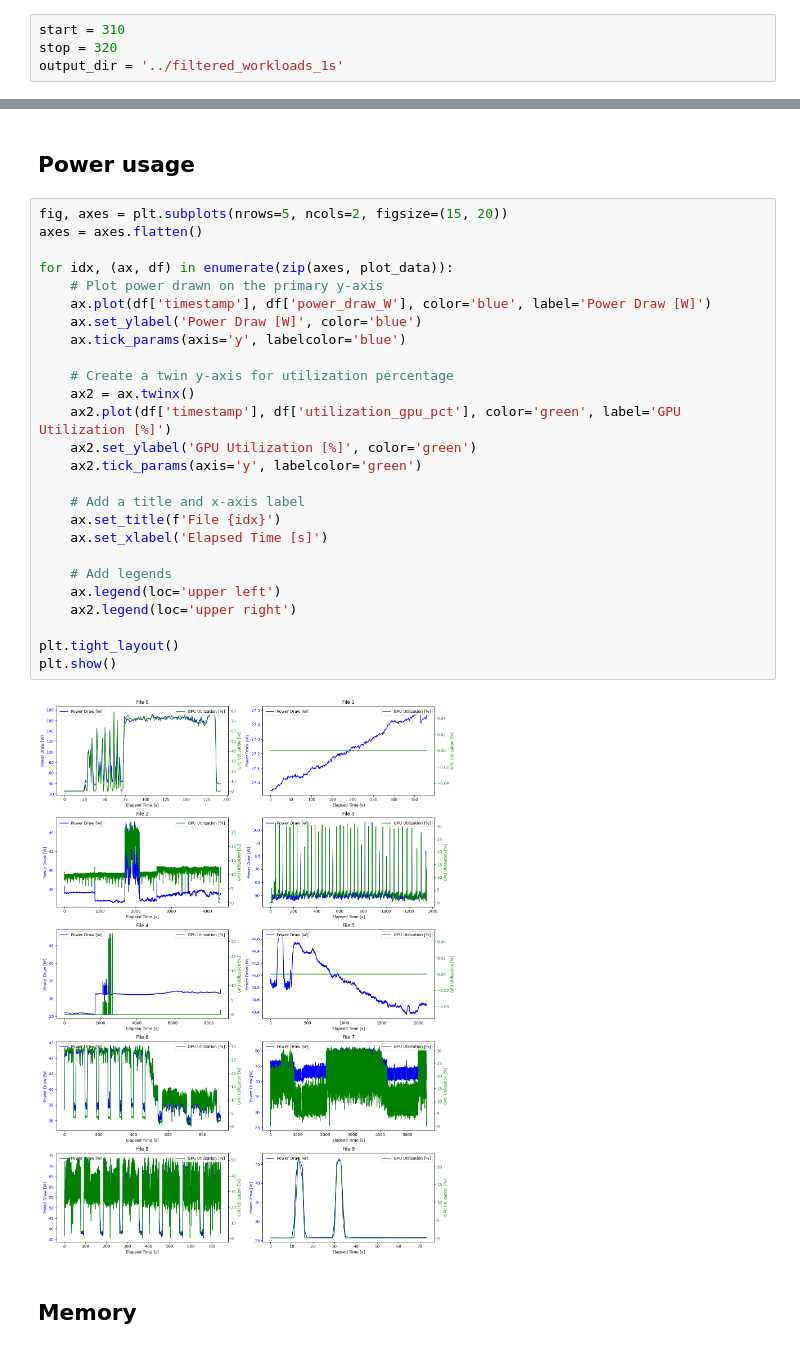
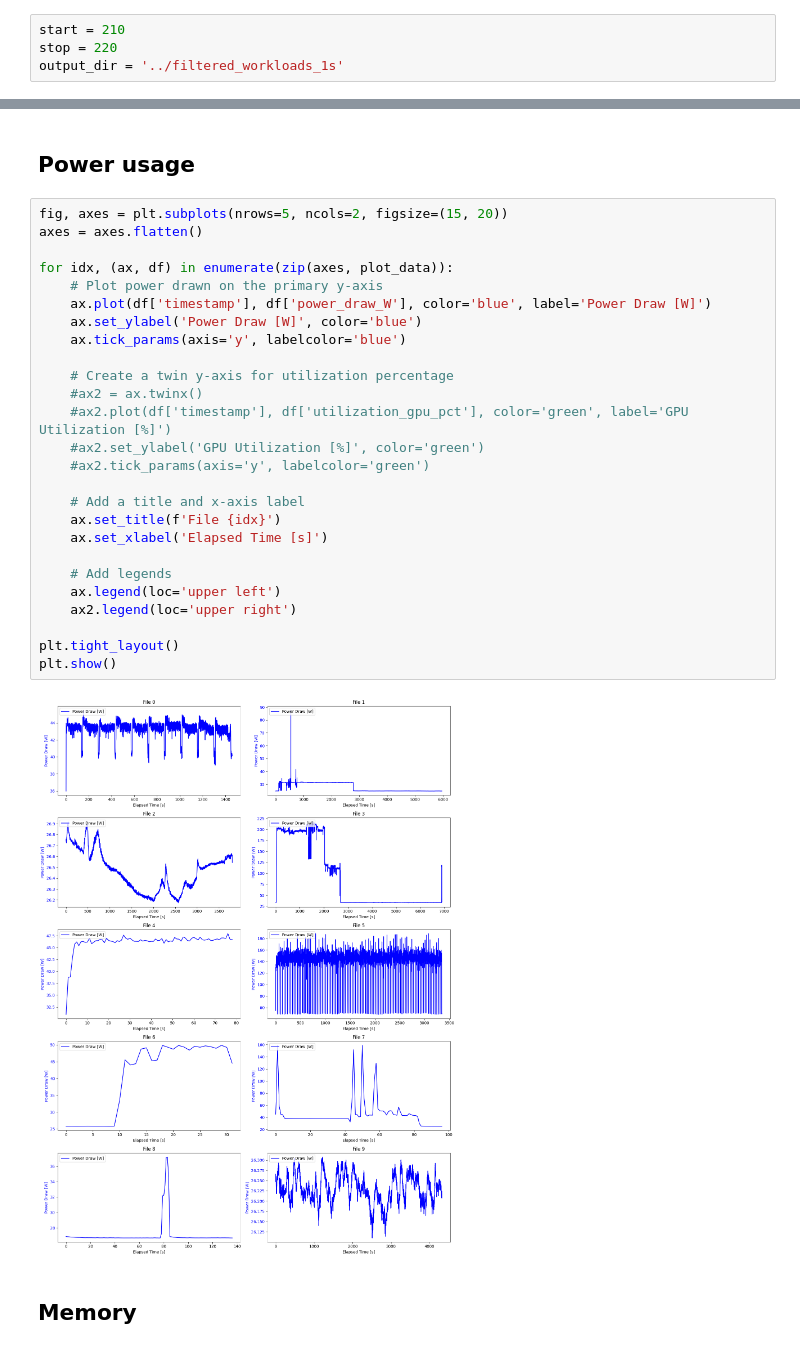
Before and after one commit to johankristianss/carbonsim, a Jupyter notebook: notebooks/PlotWorkflows.ipynb, the cells around one changed output, grey strips where cells are left out. Saved outputs shown, nothing was run; the diff lists cells and outputs as text.

```diff
--- a/notebooks/PlotWorkflows.ipynb
+++ b/notebooks/PlotWorkflows.ipynb
@@ -8,8 +8,8 @@ import matplotlib.pyplot as plt
 # %% [markdown]
 ### Range to plot, has to be exactly 10
 # %%
-start = 310
-stop = 320
+start = 210
+stop = 220
 output_dir = '../filtered_workloads_1s'
 # %%
 plot_data = []
@@ -39,31 +39,31 @@ plot_data[4]
 # %%
 fig, axes = plt.subplots(nrows=5, ncols=2, figsize=(15, 20))
 axes = axes.flatten()
 
 for idx, (ax, df) in enumerate(zip(axes, plot_data)):
     # Plot power drawn on the primary y-axis
     ax.plot(df['timestamp'], df['power_draw_W'], color='blue', label='Power Draw [W]')
     ax.set_ylabel('Power Draw [W]', color='blue')
     ax.tick_params(axis='y', labelcolor='blue')
 
     # Create a twin y-axis for utilization percentage
-    ax2 = ax.twinx()
-    ax2.plot(df['timestamp'], df['utilization_gpu_pct'], color='green', label='GPU Utilization [%]')
-    ax2.set_ylabel('GPU Utilization [%]', color='green')
-    ax2.tick_params(axis='y', labelcolor='green')
+    #ax2 = ax.twinx()
+    #ax2.plot(df['timestamp'], df['utilization_gpu_pct'], color='green', label='GPU Utilization [%]')
+    #ax2.set_ylabel('GPU Utilization [%]', color='green')
+    #ax2.tick_params(axis='y', labelcolor='green')
 
     # Add a title and x-axis label
     ax.set_title(f'File {idx}')
     ax.set_xlabel('Elapsed Time [s]')
 
     # Add legends
     ax.legend(loc='upper left')
     ax2.legend(loc='upper right')
 
 plt.tight_layout()
 plt.show()
 # %% [output]
-[figure, old version]
+[figure, new version]
 # %% [markdown]
 ## Memory
 # %%
```
Also changed, not shown: 8 other files.
